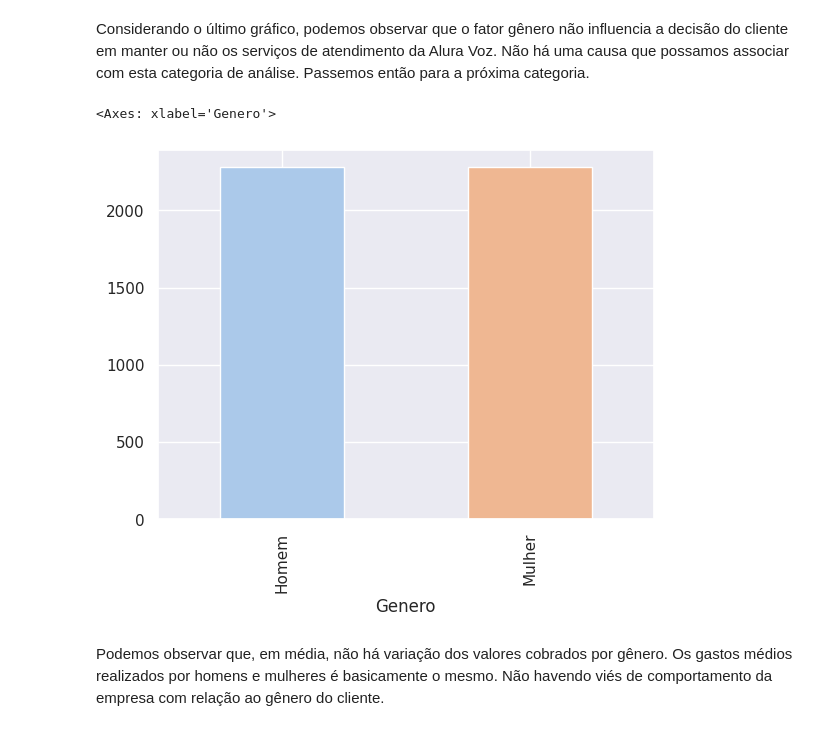
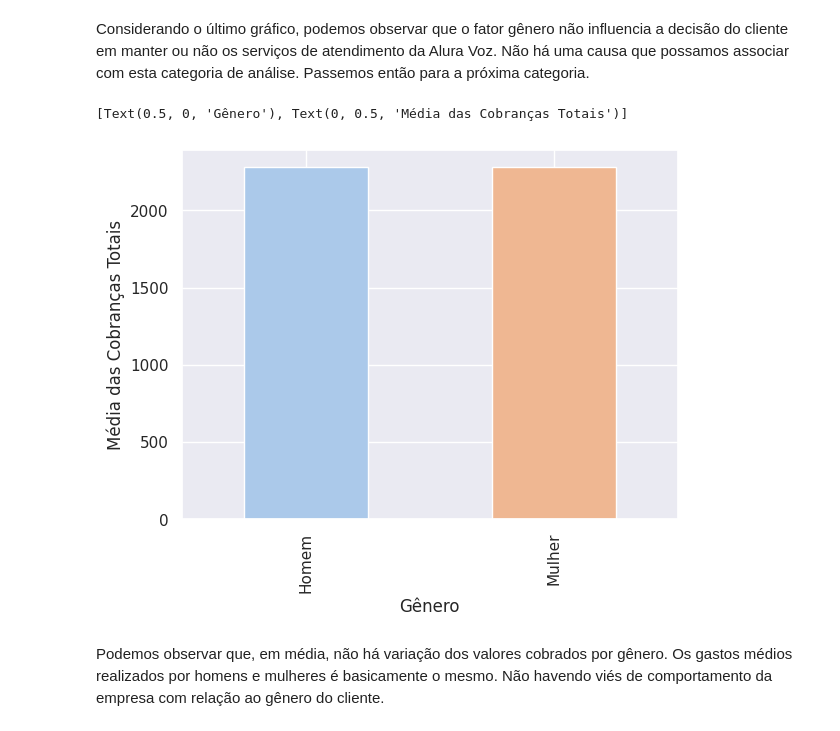
Before and after one commit to askot19/Portfolio, a Jupyter notebook: Churn Prediction/2 - Análise de Dados/2 - Análise de Dados.ipynb, the cells around one changed output. Cells and saved outputs as stored; diff of their text form; code cells hidden in the pictures.

```diff
--- a/Churn Prediction/2 - Análise de Dados/2 - Análise de Dados.ipynb
+++ b/Churn Prediction/2 - Análise de Dados/2 - Análise de Dados.ipynb
@@ -95,11 +95,12 @@ ax.set(xlabel = 'Evasão', ylabel = 'Contagem')
 Considerando o último gráfico, podemos observar que o fator gênero não influencia a decisão do cliente em manter ou não os serviços de atendimento da Alura Voz. Não há uma causa que possamos associar com esta categoria de análise. Passemos então para a próxima categoria.
 # %%
 #Conferindo as médias das cobranças totais por gênero
-med_gen = dados.groupby('Genero').mean()['CobrancasTotais']
-med_gen.plot(kind='bar', color=['#abc9ea', '#efb792'])
+med_gen = dados.groupby('Genero')['CobrancasTotais'].mean()
+gmed_gen = med_gen.plot(kind='bar', color=['#abc9ea', '#efb792'])
+gmed_gen.set(xlabel = 'Gênero', ylabel = 'Média das Cobranças Totais')
 # %% [output]
-<Axes: xlabel='Genero'>
+[Text(0.5, 0, 'Gênero'), Text(0, 0.5, 'Média das Cobranças Totais')]
-[figure, old version]
+[figure, new version]
 # %% [markdown]
 Podemos observar que, em média, não há variação dos valores cobrados por gênero. Os gastos médios realizados por homens e mulheres é basicamente o mesmo. Não havendo viés de comportamento da empresa com relação ao gênero do cliente.
 # %%
```
Also changed, not shown: parts of 5 cells of this notebook.
